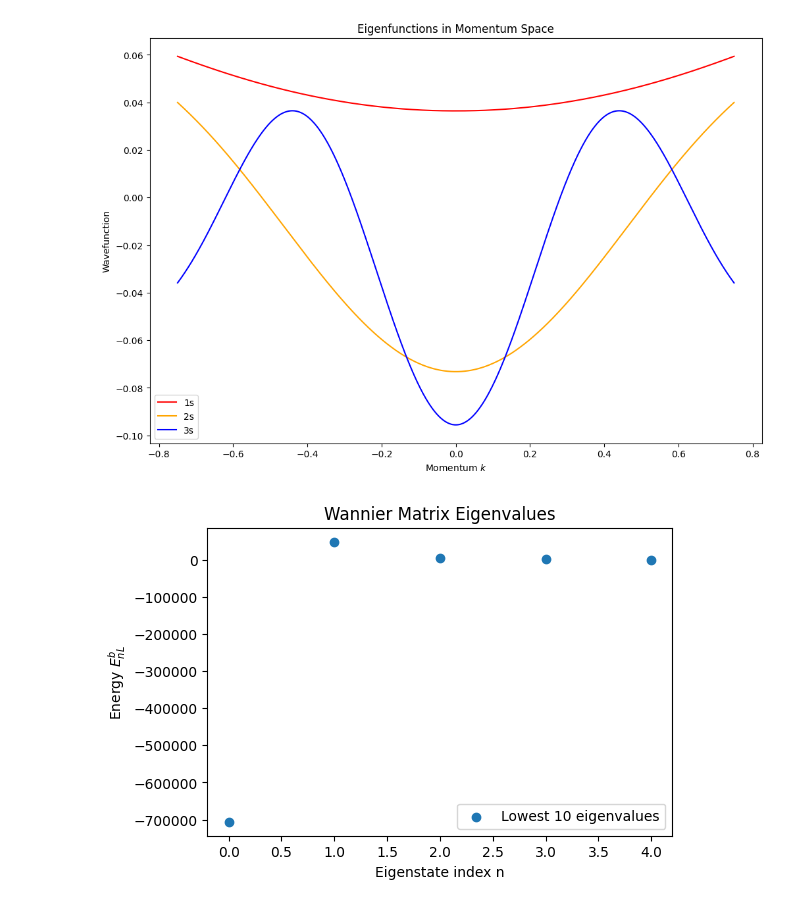
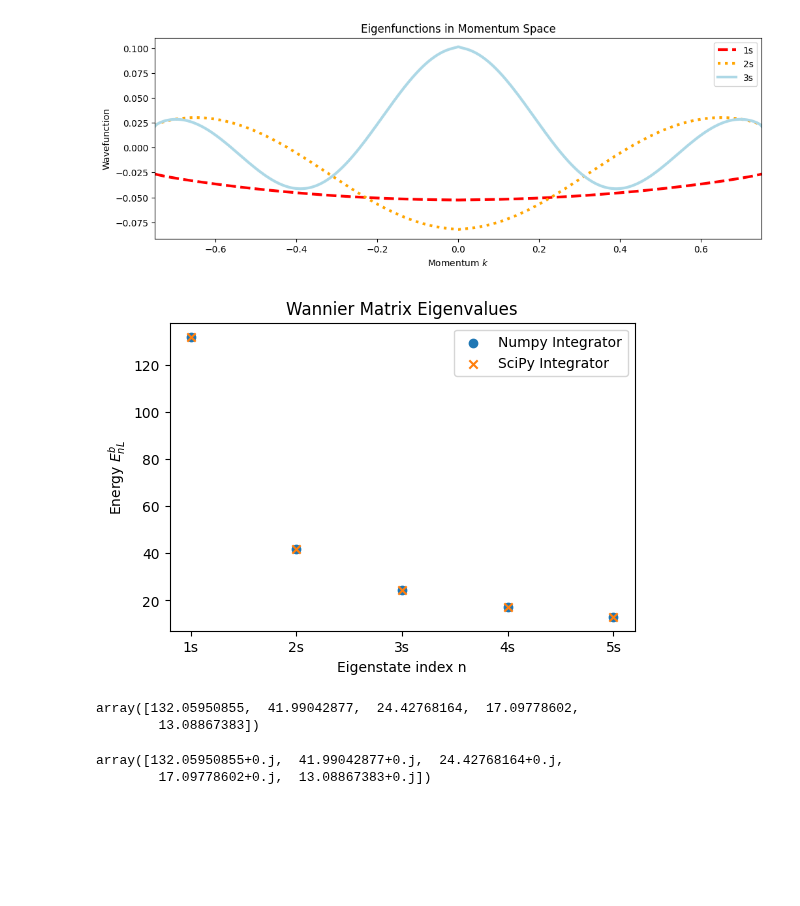
Before and after one commit to pmbraga/perovskite_excitons_mphil, a Jupyter notebook: excitonic_states/binding_energy.ipynb, the cells around one changed output. Drawn from its saved outputs; the diff is of its cells as text; code cells hidden in the pictures; blank space fills up the shorter version.

Commit message:
looks better - sign of the coulomb term is wrong and the A factor is wrong and should be multiplying the RK potential

```diff
--- a/excitonic_states/binding_energy.ipynb
+++ b/excitonic_states/binding_energy.ipynb
@@ -32,14 +33,16 @@ t_max = 2*np.pi
 T = 250
 dt = t_max/T
 
-cos_vals = np.cos(np.linspace(0, 2*np.pi, T))
+cos_vals = np.cos(np.linspace(dt, 2*np.pi, T))
 # %%
-def RytovaKeldysh(ki, kj):
+def RytovaKeldysh(ki, kj): # Riemann sum over thetas
 
     q = np.sqrt(ki**2 + kj**2 - 2*ki*kj*cos_vals)
-    V = np.sum(q)
+    Vl = 1/(q * (1 + r0*q))
 
-    return A * V
+    V = np.sum(Vl)
+
+    return V # * A (should be multiplying)
 # %%
 def Coulomb(): # Riemann sum of the kj components
 
@@ -48,16 +51,22 @@ def Coulomb(): # Riemann sum of the kj components
     for i in range(N):
         for j in range(N):
 
-            V[i][j] = dk * k_vals[j] * RytovaKeldysh(k_vals[i], k_vals[j])
+            if i == j:
+                V[i][j] = 0
+            else:
+                V[i][j] = dk * k_vals[j] * RytovaKeldysh(k_vals[i], k_vals[j])
+
+    np.savetxt("Coulomb.txt", V, fmt="%.10f")
 
     return V
 # %%
 def WannierMatrix(): # construction of the Wannier matrix
 
-    H = np.zeros((N, N))
     K = np.diag( (c**2 * hbar**2 * k_vals**2)/(2 * mu) ) # eV
 
-    H = K - Coulomb()
+    H = K + Coulomb() # wrong sign
+
+    np.savetxt("Hamiltonian.txt", H, fmt="%.10f")
 
     return H
 # %%
@@ -65,29 +75,38 @@ eigenvalues, eigenvectors = np.linalg.eig(WannierMatrix())
 # %%
 plot_x = np.concatenate((np.flip((-1)*k_vals), k_vals))
 
-plt.figure(figsize=(12,8))
-#for i in range(3):  # First 3 eigenfunctions
-    #plt.plot(plot_x, np.concatenate((np.flip(eigenvectors[:,i]),eigenvectors[:,i])), label=f'{i+1}s')
+plt.figure(figsize=(12,4))
 
-plt.plot(plot_x, np.concatenate((np.flip(eigenvectors[:,0]),eigenvectors[:,0])), label=f'1s', c='red')
-plt.plot(plot_x, np.concatenate((np.flip(eigenvectors[:,1]),eigenvectors[:,1])), label=f'2s', c='orange')
-plt.plot(plot_x, np.concatenate((np.flip(eigenvectors[:,2]),eigenvectors[:,2])), label=f'3s', c='blue')
+plt.plot(plot_x, np.concatenate((np.flip(eigenvectors[:,0]),eigenvectors[:,0])), label=f'1s', c='red', linewidth=3, linestyle='--')
+plt.plot(plot_x, np.concatenate((np.flip(eigenvectors[:,1]),eigenvectors[:,1])), label=f'2s', c='orange', linewidth=3, linestyle=':')
+plt.plot(plot_x, np.concatenate((np.flip(eigenvectors[:,2]),eigenvectors[:,2])), label=f'3s', c='lightblue', linewidth=3)
 
 plt.xlabel('Momentum $k$')
-#plt.xlim(-0.025, 0.025)
+plt.xlim(-0.75, 0.75)
 plt.ylabel('Wavefunction')
 plt.title('Eigenfunctions in Momentum Space')
 plt.legend()
 plt.show()
 # %% [output]
-[figure, old version]
+[figure, new version]
 # %%
 plt.figure(figsize=(6,4))
-plt.scatter(range(5), eigenvalues[:5], label='Lowest 10 eigenvalues')
+plt.scatter(['1s', '2s' , '3s' , '4s', '5s'], eigenvalues[:5], label='Numpy Integrator')
+plt.scatter(['1s', '2s' , '3s' , '4s', '5s'], eigenvalues_SCP[:5], label='SciPy Integrator', marker='x')
 plt.xlabel('Eigenstate index n')
 plt.ylabel('Energy $E_{nL}^b$')
 plt.title('Wannier Matrix Eigenvalues')
 plt.legend()
 plt.show()
 # %% [output]
-[figure, old version]
+[figure, new version]
+# %%
+eigenvalues[:5]
+# %% [output]
+array([132.05950855,  41.99042877,  24.42768164,  17.09778602,
+        13.08867383])
+# %%
+eigenvalues_SCP[:5]
+# %% [output]
+array([132.05950855+0.j,  41.99042877+0.j,  24.42768164+0.j,
+        17.09778602+0.j,  13.08867383+0.j])
```
Also changed, not shown: parts of 2 cells of this notebook.
